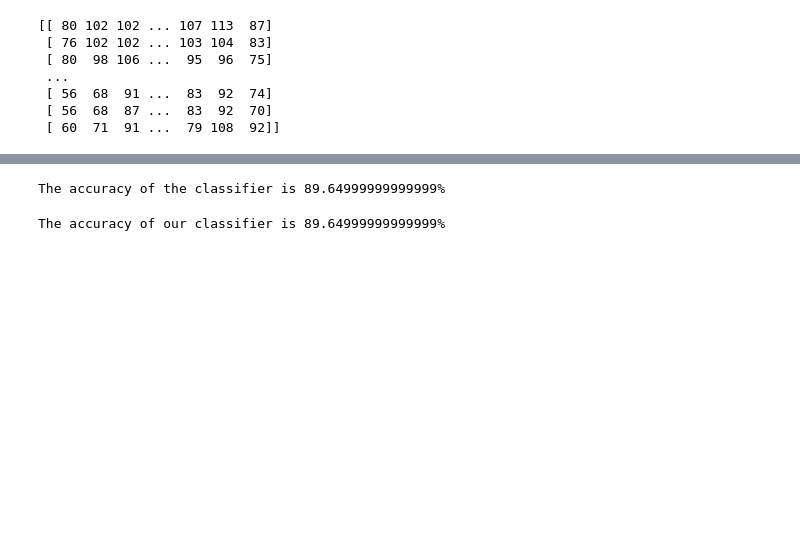
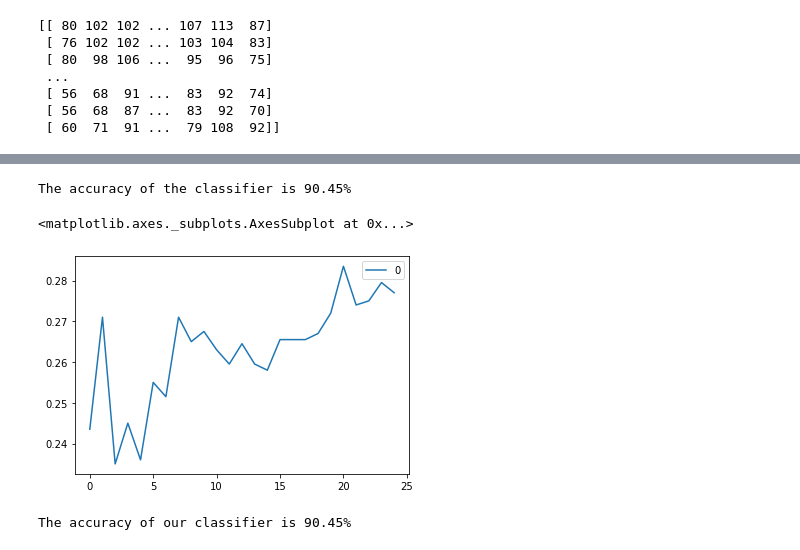
Before and after one commit to yay14/Knn-w-GridSearch, a Jupyter notebook: KNN & Grid Search.ipynb, the cells around one changed output, grey strips where cells are left out. Drawn from its saved outputs; the diff is of its cells as text; code cells hidden in the pictures; blank space fills up the shorter version.

```diff
--- a/KNN & Grid Search.ipynb
+++ b/KNN & Grid Search.ipynb
@@ -130,0 +141,18 @@ plt.plot(knn_gscv.cv_results_['param_n_neighbors'].data, knn_gscv.cv_results_['m
+# %%
+errors = [] #to store error values for different k
+for K in range(25):
+    K = K+1
+    model = neighbors.KNeighborsClassifier(n_neighbors = K)
+
+     #fit the model
+    model.fit(x_train, y_train)
+
+     #make prediction on test set
+    pred=model.predict(x_test)
+
+     #calculate error for each k
+    error = (mean_absolute_error(y_test,pred))
+
+    #store error values
+    errors.append(error)
+    print('Error value for k= ' , K , 'is:', error)
@@ -131,5 +177,5 @@ plt.plot(knn_gscv.cv_results_['param_n_neighbors'].data, knn_gscv.cv_results_['m
 # %%
-knn = KNeighborsClassifier(n_neighbors=12)
+knn = KNeighborsClassifier(n_neighbors=5)
 
 # fitting the model
 knn.fit(x_train, y_train)
@@ -140,7 +186,14 @@ pred = knn.predict(x_test)
 # evaluate accuracy
 print('\nThe accuracy of the classifier is {}%'.format(accuracy_score(y_test, pred)*100))
 # %% [output]
-The accuracy of the classifier is 89.64999999999999%
+The accuracy of the classifier is 90.45%
+# %%
+#plotting the error values against k values
+curve = pd.DataFrame(errors)
+curve.plot()
+# %% [output]
+<matplotlib.axes._subplots.AxesSubplot at 0x...>
+[figure, added]
 # %%
 from collections import Counter
 from sklearn.metrics import accuracy_score
@@ -186,9 +239,9 @@ def kNearestNeighbor(x_train, y_train, x_test, k):
 
     return np.asarray(predictions)
 
-predictions = kNearestNeighbor(x_train, y_train, x_test, 12)
+predictions = kNearestNeighbor(x_train, y_train, x_test, 5)
 
 accuracy = accuracy_score(y_test, predictions)
 print('\nThe accuracy of our classifier is {}%'.format(accuracy*100))
 # %% [output]
-The accuracy of our classifier is 89.64999999999999%
+The accuracy of our classifier is 90.45%
```
Also changed, not shown: parts of 7 cells of this notebook.
